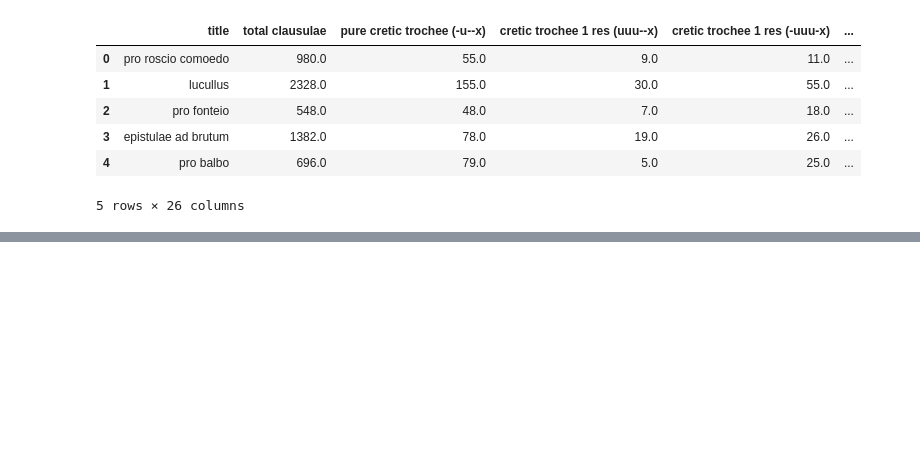
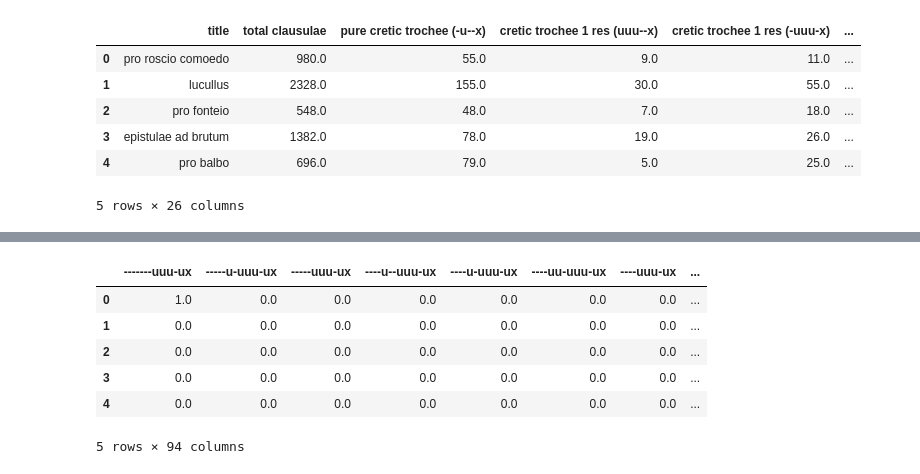
Before and after one commit to TylerKirby/latin-prose-rhythm, a Jupyter notebook: notebooks/Create_clausulae_Dataset.ipynb, the cells around one changed output, grey strips where cells are left out. Saved outputs shown, nothing was run; the diff lists cells and outputs as text; code cells hidden in the pictures; blank space fills up the shorter version.

```diff
--- a/notebooks/Create_clausulae_Dataset.ipynb
+++ b/notebooks/Create_clausulae_Dataset.ipynb
@@ -482,0 +530,11 @@ df.to_csv('clausulae_data_chkpt1.csv')
+# %%
+dmcretic_pure_res_1_2 = rhythm_data[[col for col in rhythm_data.columns if '-uuu-ux' in col]].copy()
+dmcretic_pure_res_1_2.head()
+# %% [output]
+|  | -------uuu-ux | -----u-uuu-ux | -----uuu-ux | ----u--uuu-ux | ----u-uuu-ux | ----uu-uuu-ux | ----uuu-ux | ... |
+| 0 | 1.0 | 0.0 | 0.0 | 0.0 | 0.0 | 0.0 | 0.0 | ... |
+| 1 | 0.0 | 0.0 | 0.0 | 0.0 | 0.0 | 0.0 | 0.0 | ... |
+| 2 | 0.0 | 0.0 | 0.0 | 0.0 | 0.0 | 0.0 | 0.0 | ... |
+| 3 | 0.0 | 0.0 | 0.0 | 0.0 | 0.0 | 0.0 | 0.0 | ... |
+| 4 | 0.0 | 0.0 | 0.0 | 0.0 | 0.0 | 0.0 | 0.0 | ... |
+5 rows × 94 columns
```
Also changed, not shown: parts of 36 cells of this notebook, 3 other files.
